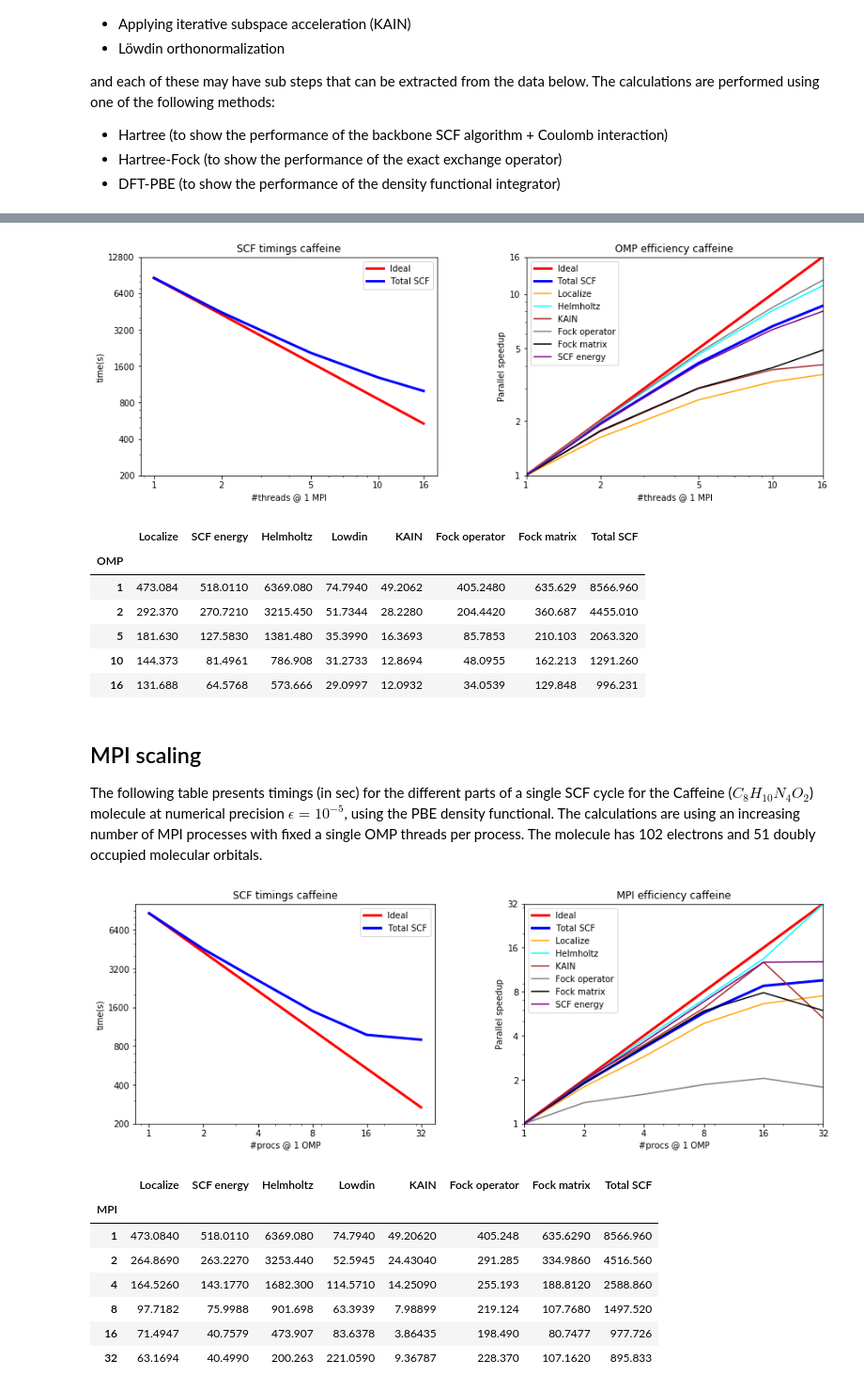
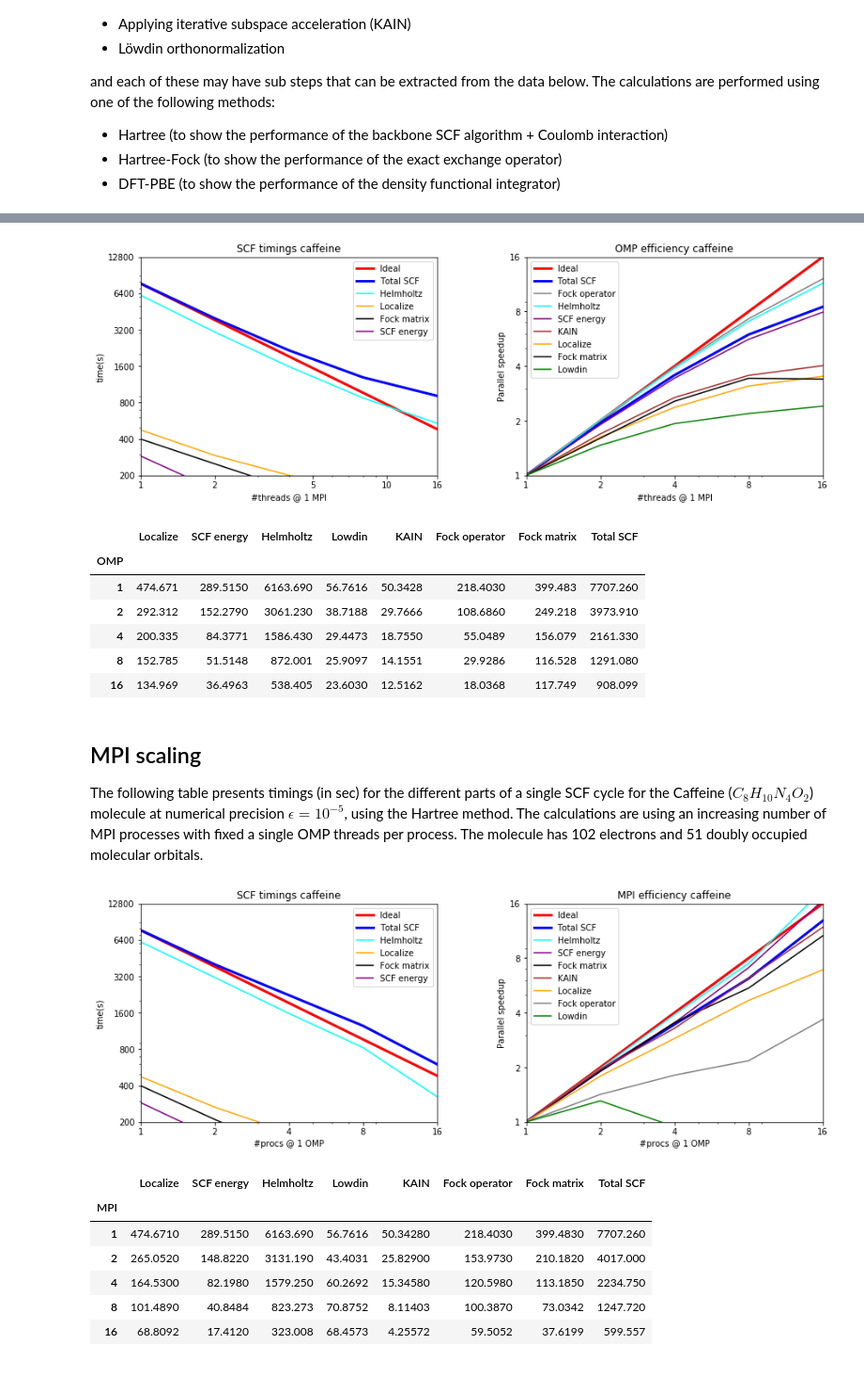
Before and after one commit to MRChemSoft/mrchem-benchmark, a Jupyter notebook: caffeine.ipynb, the cells around one changed output, grey strips where cells are left out. Shown at 94% size. Cells and saved outputs as stored; diff of their text form; code cells hidden in the pictures.

```diff
--- a/caffeine.ipynb
+++ b/caffeine.ipynb
@@ -63,16 +61,21 @@ The following table presents timings (in sec) on a single compute node for the d
 # %%
 mpi=1
 mol='caffeine'
-omp_frame = pd.read_csv("caffeine/scf.csv", index_col=[0,1,2])
+omp_frame = pd.read_csv("caffeine-Hartree/scf.csv", index_col=[0,1,2])
 omp_series = omp_frame.loc[mol,mpi]
 
 plt.subplot(121)
 plt.title('SCF timings ' + mol)
 plt.plot(omp_series.index, mpi*omp_series['Total SCF'][mpi]/omp_series.index, c='red', lw=3, label='Ideal')
 plt.plot(omp_series['Total SCF'], c='blue', lw=3, label='Total SCF')
+plt.plot(omp_series['Helmholtz'], c='cyan', label='Helmholtz')
+plt.plot(omp_series['Localize'], c='orange', label='Localize')
+plt.plot(omp_series['Fock matrix'], c='black', label='Fock matrix')
+plt.plot(omp_series['SCF energy'], c='purple', label='SCF energy')
 plt.legend(loc='upper right')
 plt.yscale('log')
 plt.xscale('log')
+plt.axis([1, 16, 200, 12800])
 plt.yticks([200, 400, 800, 1600, 3200, 6400, 12800], [200, 400, 800, 1600, 3200, 6400, 12800])
 plt.xticks([1, 2, 5, 10, 16], [1, 2, 5, 10, 16])
 plt.ylabel('time(s)')
@@ -82,18 +85,19 @@ plt.subplot(122)
 plt.title('OMP efficiency ' + mol)
 plt.plot(omp_series.index, omp_series.index, c='red', lw=3, label='Ideal')
 plt.plot(mpi*omp_series['Total SCF'][mpi]/omp_series['Total SCF'], c='blue', lw=3, label='Total SCF')
+plt.plot(mpi*omp_series['Fock operator'][mpi]/omp_series['Fock operator'], c='gray', label='Fock operator')
+plt.plot(mpi*omp_series['Helmholtz'][mpi]/omp_series['Helmholtz'], c='cyan', label='Helmholtz')
+plt.plot(mpi*omp_series['SCF energy'][mpi]/omp_series['SCF energy'], c='purple', label='SCF energy')
+plt.plot(mpi*omp_series['KAIN'][mpi]/omp_series['KAIN'], c='brown', label='KAIN')
 plt.plot(mpi*omp_series['Localize'][mpi]/omp_series['Localize'], c='orange', label='Localize')
-plt.plot(mpi*omp_series['Helmholtz'][mpi]/omp_series['Helmholtz'], c='cyan', label='Helmholtz')
-plt.plot(mpi*omp_series['KAIN'][mpi]/omp_series['KAIN'], c='brown', label='KAIN')
-plt.plot(mpi*omp_series['Fock operator'][mpi]/omp_series['Fock operator'], c='gray', label='Fock operator')
 plt.plot(mpi*omp_series['Fock matrix'][mpi]/omp_series['Fock matrix'], c='black', label='Fock matrix')
-plt.plot(mpi*omp_series['SCF energy'][mpi]/omp_series['SCF energy'], c='purple', label='SCF energy')
+plt.plot(mpi*omp_series['Lowdin'][mpi]/omp_series['Lowdin'], c='green', label='Lowdin')
 plt.legend(loc='upper left')
-plt.axis([1, 16, 1, 16])
 plt.yscale('log')
 plt.xscale('log')
-plt.yticks([1, 2, 5, 10, 16], [1, 2, 5, 10, 16])
-plt.xticks([1, 2, 5, 10, 16], [1, 2, 5, 10, 16])
+plt.axis([1, 16, 1, 16])
+plt.yticks([1, 2, 4, 8, 16], [1, 2, 4, 8, 16])
+plt.xticks([1, 2, 4, 8, 16], [1, 2, 4, 8, 16])
 plt.ylabel('Parallel speedup')
 plt.xlabel('#threads' + ' @ ' + str(mpi) + ' MPI')
 
@@ -101,69 +105,74 @@ plt.subplots_adjust(top=1.0, bottom=0.1, right=2, wspace=.30)
 plt.show()
 omp_frame.loc[mol,mpi,:]
 # %% [output]
-[figure, old version]
+[figure, new version]
 |  | Localize | SCF energy | Helmholtz | Lowdin | KAIN | Fock operator | Fock matrix | Total SCF |
 | OMP |  |  |  |  |  |  |  |  |
-| 1 | 473.084 | 518.0110 | 6369.080 | 74.7940 | 49.2062 | 405.2480 | 635.629 | 8566.960 |
-| 2 | 292.370 | 270.7210 | 3215.450 | 51.7344 | 28.2280 | 204.4420 | 360.687 | 4455.010 |
-| 5 | 181.630 | 127.5830 | 1381.480 | 35.3990 | 16.3693 | 85.7853 | 210.103 | 2063.320 |
-| 10 | 144.373 | 81.4961 | 786.908 | 31.2733 | 12.8694 | 48.0955 | 162.213 | 1291.260 |
-| 16 | 131.688 | 64.5768 | 573.666 | 29.0997 | 12.0932 | 34.0539 | 129.848 | 996.231 |
+| 1 | 474.671 | 289.5150 | 6163.690 | 56.7616 | 50.3428 | 218.4030 | 399.483 | 7707.260 |
+| 2 | 292.312 | 152.2790 | 3061.230 | 38.7188 | 29.7666 | 108.6860 | 249.218 | 3973.910 |
+| 4 | 200.335 | 84.3771 | 1586.430 | 29.4473 | 18.7550 | 55.0489 | 156.079 | 2161.330 |
+| 8 | 152.785 | 51.5148 | 872.001 | 25.9097 | 14.1551 | 29.9286 | 116.528 | 1291.080 |
+| 16 | 134.969 | 36.4963 | 538.405 | 23.6030 | 12.5162 | 18.0368 | 117.749 | 908.099 |
 # %% [markdown]
 ## MPI scaling
 
-The following table presents timings (in sec) for the different parts of a single SCF cycle for the Caffeine ($C_{8}H_{10}N_{4}O_{2}$) molecule at numerical precision $\epsilon=10^{-5}$, using the PBE density functional. The calculations are using an increasing number of MPI processes with fixed a single OMP threads per process. The molecule has 102 electrons and 51 doubly occupied molecular orbitals.
+The following table presents timings (in sec) for the different parts of a single SCF cycle for the Caffeine ($C_{8}H_{10}N_{4}O_{2}$) molecule at numerical precision $\epsilon=10^{-5}$, using the Hartree method. The calculations are using an increasing number of MPI processes with fixed a single OMP threads per process. The molecule has 102 electrons and 51 doubly occupied molecular orbitals.
 # %%
 omp=1
 ref=1
 mol='caffeine'
-mpi_frame = pd.read_csv("caffeine/scf.csv", index_col=[0,2,1])
+mpi_frame = pd.read_csv("caffeine-Hartree/scf.csv", index_col=[0,2,1])
 mpi_series = mpi_frame.loc[mol,omp]
 
 plt.subplot(121)
 plt.title('SCF timings ' + mol)
 plt.plot(mpi_series.index, ref*mpi_series['Total SCF'][ref]/mpi_series.index, c='red', lw=3, label='Ideal')
 plt.plot(mpi_series['Total SCF'], c='blue', lw=3, label='Total SCF')
+plt.plot(mpi_series['Helmholtz'], c='cyan', label='Helmholtz')
+plt.plot(mpi_series['Localize'], c='orange', label='Localize')
+plt.plot(mpi_series['Fock matrix'], c='black', label='Fock matrix')
+plt.plot(mpi_series['SCF energy'], c='purple', label='SCF energy')
 plt.legend(loc='upper right')
 plt.yscale('log')
 plt.xscale('log')
-plt.yticks([200, 400, 800, 1600, 3200, 6400], [200, 400, 800, 1600, 3200, 6400])
-plt.xticks([1, 2, 4, 8, 16, 32], [1, 2, 4, 8, 16, 32])
+plt.axis([1, 16, 200, 12800])
+plt.yticks([200, 400, 800, 1600, 3200, 6400, 12800], [200, 400, 800, 1600, 3200, 6400, 12800])
+plt.xticks([1, 2, 4, 8, 16], [1, 2, 4, 8, 16])
 plt.ylabel('time(s)')
 plt.xlabel('#procs' + ' @ ' + str(omp) + ' OMP')
 
 plt.subplot(122)
 plt.title('MPI efficiency ' + mol)
 plt.plot(mpi_series.index, mpi_series.index, c='red', lw=3, label='Ideal')
 plt.plot(ref*mpi_series['Total SCF'][ref]/mpi_series['Total SCF'], c='blue', lw=3, label='Total SCF')
+plt.plot(ref*mpi_series['Helmholtz'][ref]/mpi_series['Helmholtz'], c='cyan', label='Helmholtz')
+plt.plot(ref*mpi_series['SCF energy'][ref]/mpi_series['SCF energy'], c='purple', label='SCF energy')
+plt.plot(ref*mpi_series['Fock matrix'][ref]/mpi_series['Fock matrix'], c='black', label='Fock matrix')
+plt.plot(ref*mpi_series['KAIN'][ref]/mpi_series['KAIN'], c='brown', label='KAIN')
 plt.plot(ref*mpi_series['Localize'][ref]/mpi_series['Localize'], c='orange', label='Localize')
-plt.plot(ref*mpi_series['Helmholtz'][ref]/mpi_series['Helmholtz'], c='cyan', label='Helmholtz')
-plt.plot(ref*mpi_series['KAIN'][ref]/mpi_series['KAIN'], c='brown', label='KAIN')
 plt.plot(ref*mpi_series['Fock operator'][ref]/mpi_series['Fock operator'], c='gray', label='Fock operator')
-plt.plot(ref*mpi_series['Fock matrix'][ref]/mpi_series['Fock matrix'], c='black', label='Fock matrix')
-plt.plot(ref*mpi_series['SCF energy'][ref]/mpi_series['SCF energy'], c='purple', label='SCF energy')
+plt.plot(ref*mpi_series['Lowdin'][ref]/mpi_series['Lowdin'], c='green', label='Lowdin')
 plt.legend(loc='upper left')
 plt.yscale('log')
 plt.xscale('log')
-plt.axis([1,32,1,32])
-plt.yticks([1, 2, 4, 8, 16, 32], [1, 2, 4, 8, 16, 32])
-plt.xticks([1, 2, 4, 8, 16, 32], [1, 2, 4, 8, 16, 32])
+plt.axis([1, 16, 1, 16])
+plt.yticks([1, 2, 4, 8, 16], [1, 2, 4, 8, 16])
+plt.xticks([1, 2, 4, 8, 16], [1, 2, 4, 8, 16])
 plt.ylabel('Parallel speedup')
 plt.xlabel('#procs' + ' @ ' + str(omp) + ' OMP')
 
 plt.subplots_adjust(top=1.0, bottom=0.1, right=2, wspace=.30)
 plt.show()
 mpi_frame.loc[mol,omp]
 # %% [output]
-[figure, old version]
+[figure, new version]
 |  | Localize | SCF energy | Helmholtz | Lowdin | KAIN | Fock operator | Fock matrix | Total SCF |
 | MPI |  |  |  |  |  |  |  |  |
-| 1 | 473.0840 | 518.0110 | 6369.080 | 74.7940 | 49.20620 | 405.248 | 635.6290 | 8566.960 |
-| 2 | 264.8690 | 263.2270 | 3253.440 | 52.5945 | 24.43040 | 291.285 | 334.9860 | 4516.560 |
-| 4 | 164.5260 | 143.1770 | 1682.300 | 114.5710 | 14.25090 | 255.193 | 188.8120 | 2588.860 |
-| 8 | 97.7182 | 75.9988 | 901.698 | 63.3939 | 7.98899 | 219.124 | 107.7680 | 1497.520 |
-| 16 | 71.4947 | 40.7579 | 473.907 | 83.6378 | 3.86435 | 198.490 | 80.7477 | 977.726 |
-| 32 | 63.1694 | 40.4990 | 200.263 | 221.0590 | 9.36787 | 228.370 | 107.1620 | 895.833 |
+| 1 | 474.6710 | 289.5150 | 6163.690 | 56.7616 | 50.34280 | 218.4030 | 399.4830 | 7707.260 |
+| 2 | 265.0520 | 148.8220 | 3131.190 | 43.4031 | 25.82900 | 153.9730 | 210.1820 | 4017.000 |
+| 4 | 164.5300 | 82.1980 | 1579.250 | 60.2692 | 15.34580 | 120.5980 | 113.1850 | 2234.750 |
+| 8 | 101.4890 | 40.8484 | 823.273 | 70.8752 | 8.11403 | 100.3870 | 73.0342 | 1247.720 |
+| 16 | 68.8092 | 17.4120 | 323.008 | 68.4573 | 4.25572 | 59.5052 | 37.6199 | 599.557 |
 # %% [markdown]
 ## Hybrid MPI/OpenMP scaling
 
```
Also changed, not shown: parts of 5 cells of this notebook.
